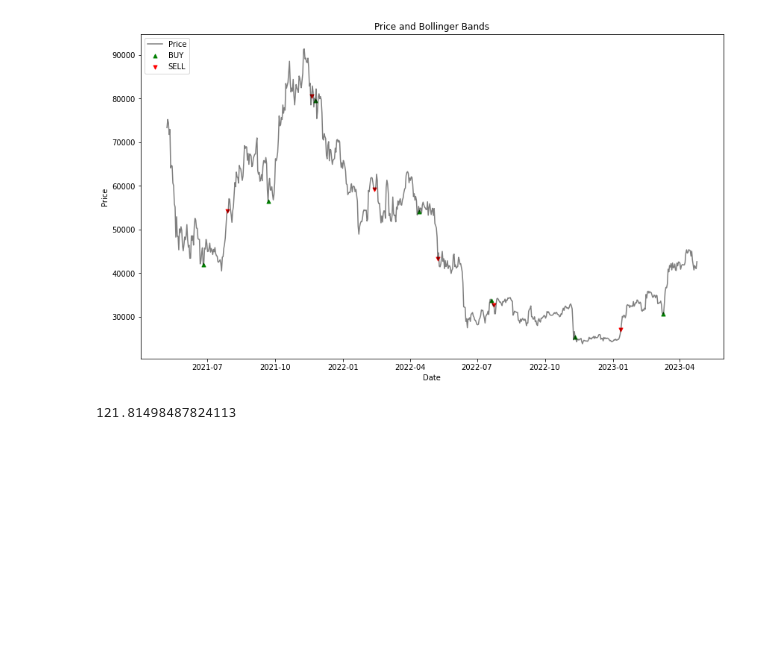
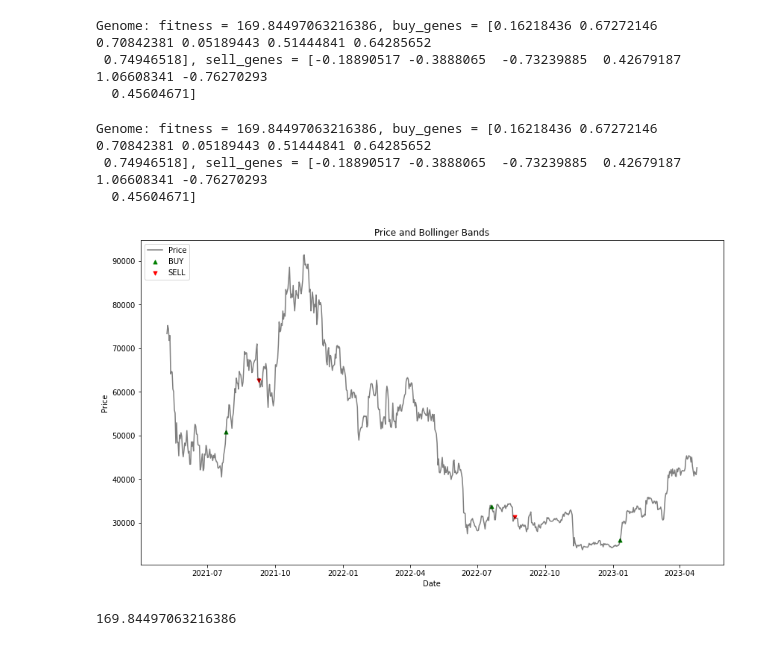
Before and after one commit to kanealex/GA-BTC-Trading, a Jupyter notebook: GeneticAlgorithm.ipynb, the cells around one changed output. Cells and saved outputs as stored; diff of their text form; code cells hidden in the pictures; blank space fills up the shorter version.

Commit message:
data input changes

```diff
--- a/GeneticAlgorithm.ipynb
+++ b/GeneticAlgorithm.ipynb
@@ -237,12 +265,22 @@ Genome: fitness = 139.0620407538835, buy_genes = [ 0.84952027  0.35364097 -0.691
+# %%
+print(best_genome)
+# %% [output]
+Genome: fitness = 169.84497063216386, buy_genes = [0.16218436 0.67272146 0.70842381 0.05189443 0.51444841 0.64285652
+ 0.74946518], sell_genes = [-0.18890517 -0.3888065  -0.73239885  0.42679187  1.06608341 -0.76270293
+  0.45604671]
 # %%
 
 import matplotlib.pyplot as plt
 class ExamineGenome():
-    def __init__(self, genome, data):
+    def __init__(self, genome, data_name):
         self.genome = genome
-        self.buy_genes = BuyIndicators()
-        self.sell_genes = SellIndicators()
-        self.data = data
+        try:
+            self.data = pd.read_csv("data/" +data_name+"_processed.csv")
+        except:
+            print("Dataset not found, please create one!")
+            quit(1)
+        self.buy_genes = BuyIndicators(self.data)
+        self.sell_genes = SellIndicators(self.data)
         self.data["timestamp"] = pd.to_datetime(self.data['timestamp'])
     def examine(self):
         buying = True
@@ -265,34 +303,37 @@ class ExamineGenome():
             except KeyError:
                 temp_df["sell"] = self.data[indicator] * self.genome.sell_genes[i]
 
         for index, row in self.data.iterrows():
             if buying:
                 if temp_df.iloc[index]["buy"] > 0:
                     buys[0].append(row['timestamp'])
                     buys[1].append(row['close'])
                     btc_money = ( fiat_money / row['close'] ) * (1 - fee)
                     fiat_money = 0
                     buying = False
 
             elif temp_df.iloc[index]["sell"] > 0:
                     sells[0].append(row['timestamp'])
                     sells[1].append(row['close'])
                     fiat_money = (btc_money * row['close'] ) * (1 - fee)
                     btc_money = 0
                     buying = True
 
         plt.figure(figsize=(14, 8))
         plt.title('Price and Bollinger Bands')
         plt.scatter(buys[0], buys[1], label='BUY', color='green', s=25, marker="^")
         plt.scatter(sells[0], sells[1], label='SELL', color='red', s=25, marker="v")
         plt.plot(self.data['timestamp'], self.data['close'], label='Price', alpha=0.5, color='black')
         plt.xlabel('Date')
         plt.ylabel('Price')
         plt.legend(loc='upper left')
         plt.show()
         return fiat_money + (btc_money * self.data.iloc[-1]['close'])
-
-ExamineGenome(Genome(121.8149848782411,[0.27412807,  0.62986225, -0.52411716], [ 0.90028935,  0.93837371, -0.22780723]), pd.read_csv("processed_data.csv")).examine()
+print(best_genome)
+ExamineGenome(best_genome, "BTC").examine()
 # %% [output]
+Genome: fitness = 169.84497063216386, buy_genes = [0.16218436 0.67272146 0.70842381 0.05189443 0.51444841 0.64285652
+ 0.74946518], sell_genes = [-0.18890517 -0.3888065  -0.73239885  0.42679187  1.06608341 -0.76270293
+  0.45604671]
-[figure, old version]
+[figure, new version]
-121.81498487824113
+169.84497063216386
```
Also changed, not shown: parts of 2 cells of this notebook, 12 other files.
